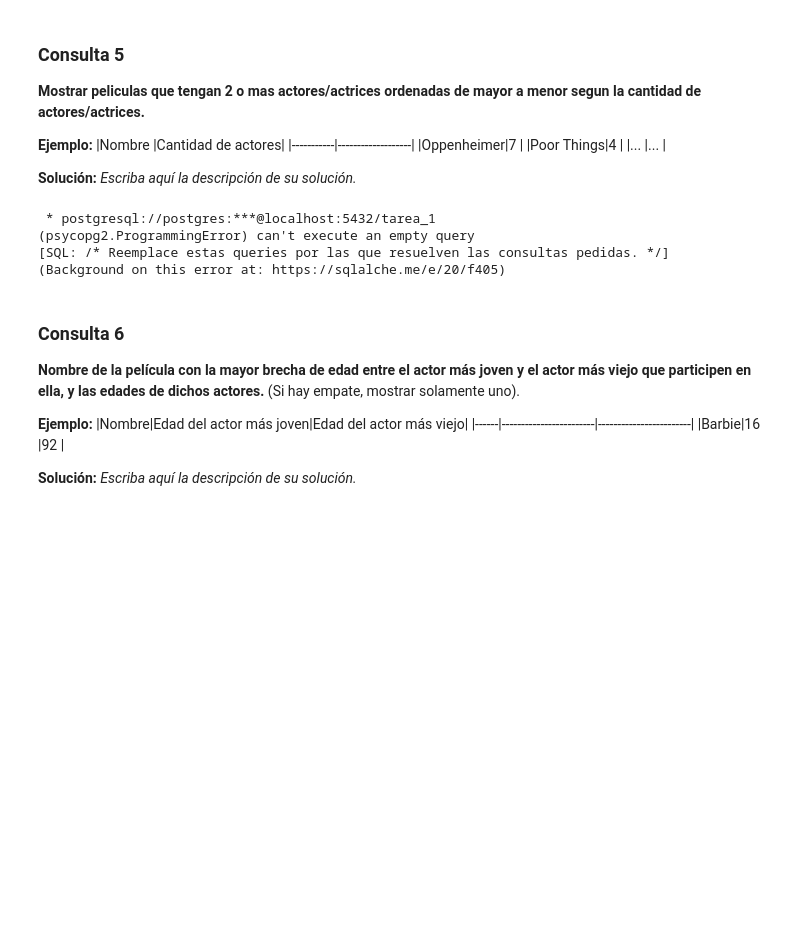
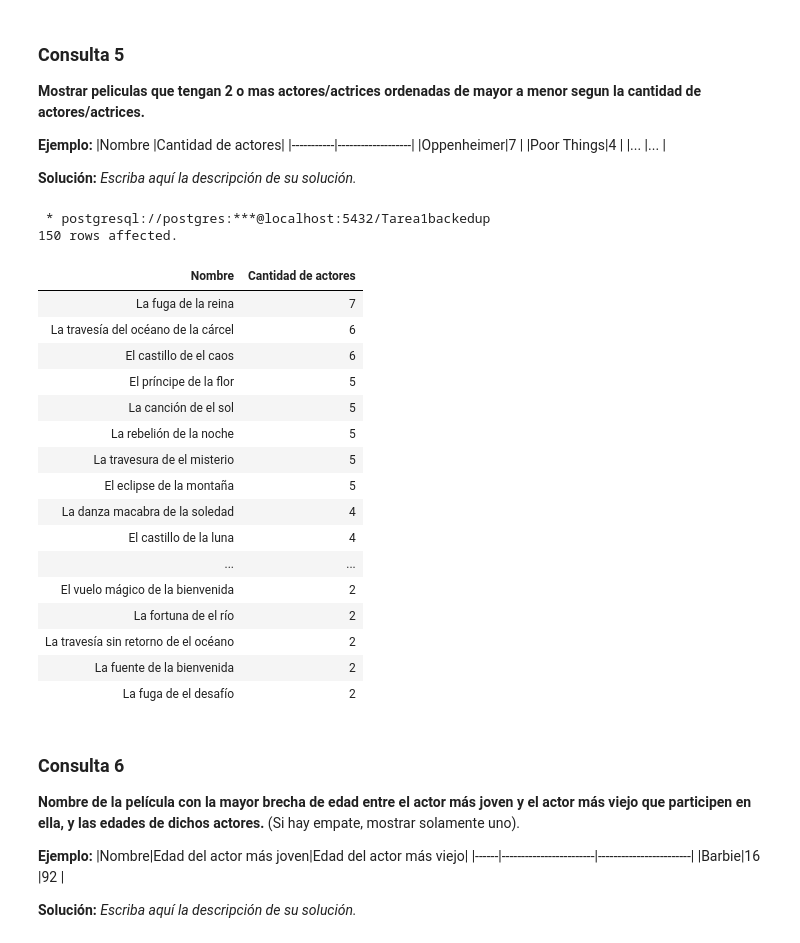
Before and after one commit to SlippinJunior/Tarea_1_BD, a Jupyter notebook: Tarea_1.ipynb, the cells around one changed output. Drawn from its saved outputs; the diff is of its cells as text; code cells hidden in the pictures; blank space fills up the shorter version.

Commit message:
Consulta 5

```diff
--- a/Tarea_1.ipynb
+++ b/Tarea_1.ipynb
@@ -486,14 +483,34 @@ WHERE pelicula.genero = 'Comedia';
 
 
 **Solución:** _Escriba aquí la descripción de su solución._
-# %%
-%%sql
-/* Reemplace estas queries por las que resuelven las consultas pedidas. */
-# %% [output]
- * postgresql://postgres:***@localhost:5432/tarea_1
-(psycopg2.ProgrammingError) can't execute an empty query
-[SQL: /* Reemplace estas queries por las que resuelven las consultas pedidas. */]
-(Background on this error at: https://sqlalche.me/e/20/f405)
+# %%
+%%sql
+SELECT pelicula.nombre AS "Nombre", COUNT(*) AS "Cantidad de actores"
+FROM pelicula
+JOIN actor_participa_en_pelicula USING (id_pelicula)
+GROUP BY pelicula.nombre, pelicula.id_pelicula
+HAVING COUNT(*) >= 2
+ORDER BY COUNT(*) DESC;
+# %% [output]
+ * postgresql://postgres:***@localhost:5432/Tarea1backedup
+150 rows affected.
+| Nombre | Cantidad de actores |
+| La fuga de la reina | 7 |
+| La travesía del océano de la cárcel | 6 |
+| El castillo de el caos | 6 |
+| El príncipe de la flor | 5 |
+| La canción de el sol | 5 |
+| La rebelión de la noche | 5 |
+| La travesura de el misterio | 5 |
+| El eclipse de la montaña | 5 |
+| La danza macabra de la soledad | 4 |
+| El castillo de la luna | 4 |
+| ... | ... |
+| El vuelo mágico de la bienvenida | 2 |
+| La fortuna de el río | 2 |
+| La travesía sin retorno de el océano | 2 |
+| La fuente de la bienvenida | 2 |
+| La fuga de el desafío | 2 |
 # %% [markdown]
 ### Consulta 6
 **Nombre de la película con la mayor brecha de edad entre el actor más joven y el actor más viejo que participen en ella, y las edades de dichos actores.** (Si hay empate, mostrar solamente uno).
```
Also changed, not shown: parts of 5 cells of this notebook.
